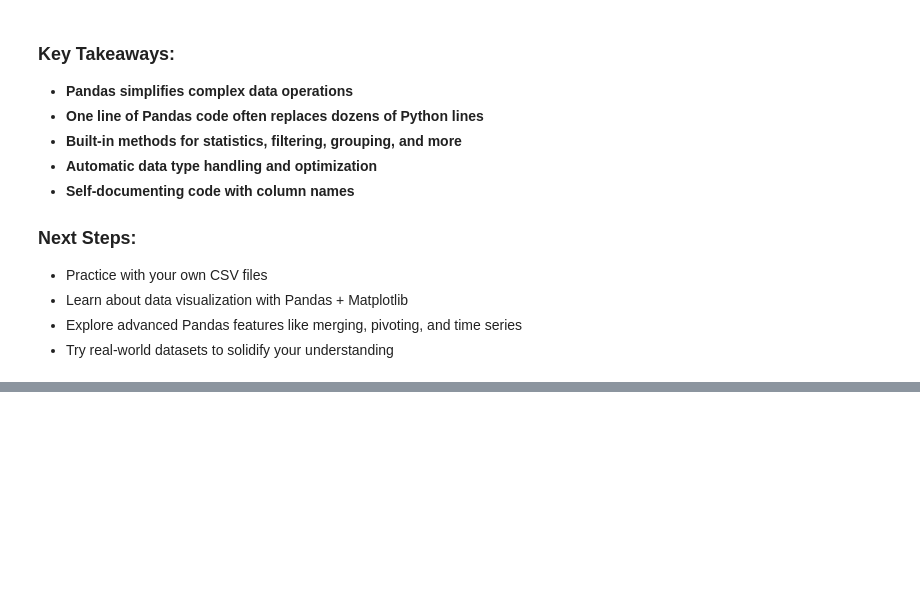
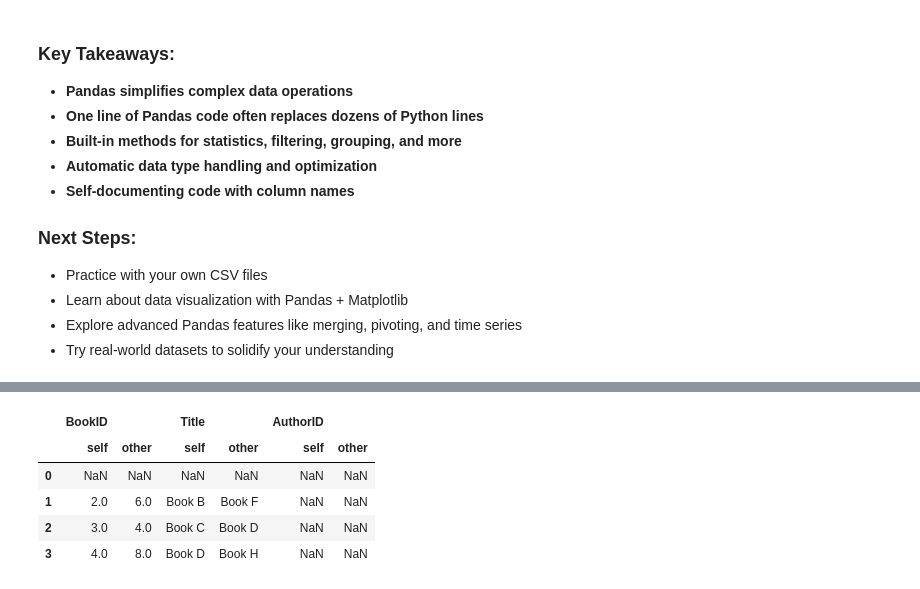
Before and after one commit to Sandy008/Python_SCMS, a Jupyter notebook: python_tutorial.ipynb, the cells around one changed output, grey strips where cells are left out. Saved outputs shown, nothing was run; the diff lists cells and outputs as text; code cells hidden in the pictures; blank space fills up the shorter version.

```diff
--- a/python_tutorial.ipynb
+++ b/python_tutorial.ipynb
@@ -2303,0 +2365,10 @@ After cleaning the data, try to:
+# %%
+# compare both the dictionaries
+df_books.compare(df_books_2,keep_shape=True, keep_equal=False)
+# %% [output]
+|  | BookID |  | Title |  | AuthorID |  |
+|  | self | other | self | other | self | other |
+| 0 | NaN | NaN | NaN | NaN | NaN | NaN |
+| 1 | 2.0 | 6.0 | Book B | Book F | NaN | NaN |
+| 2 | 3.0 | 4.0 | Book C | Book D | NaN | NaN |
+| 3 | 4.0 | 8.0 | Book D | Book H | NaN | NaN |
```
Also changed, not shown: parts of 4 cells of this notebook, 2 other files.
